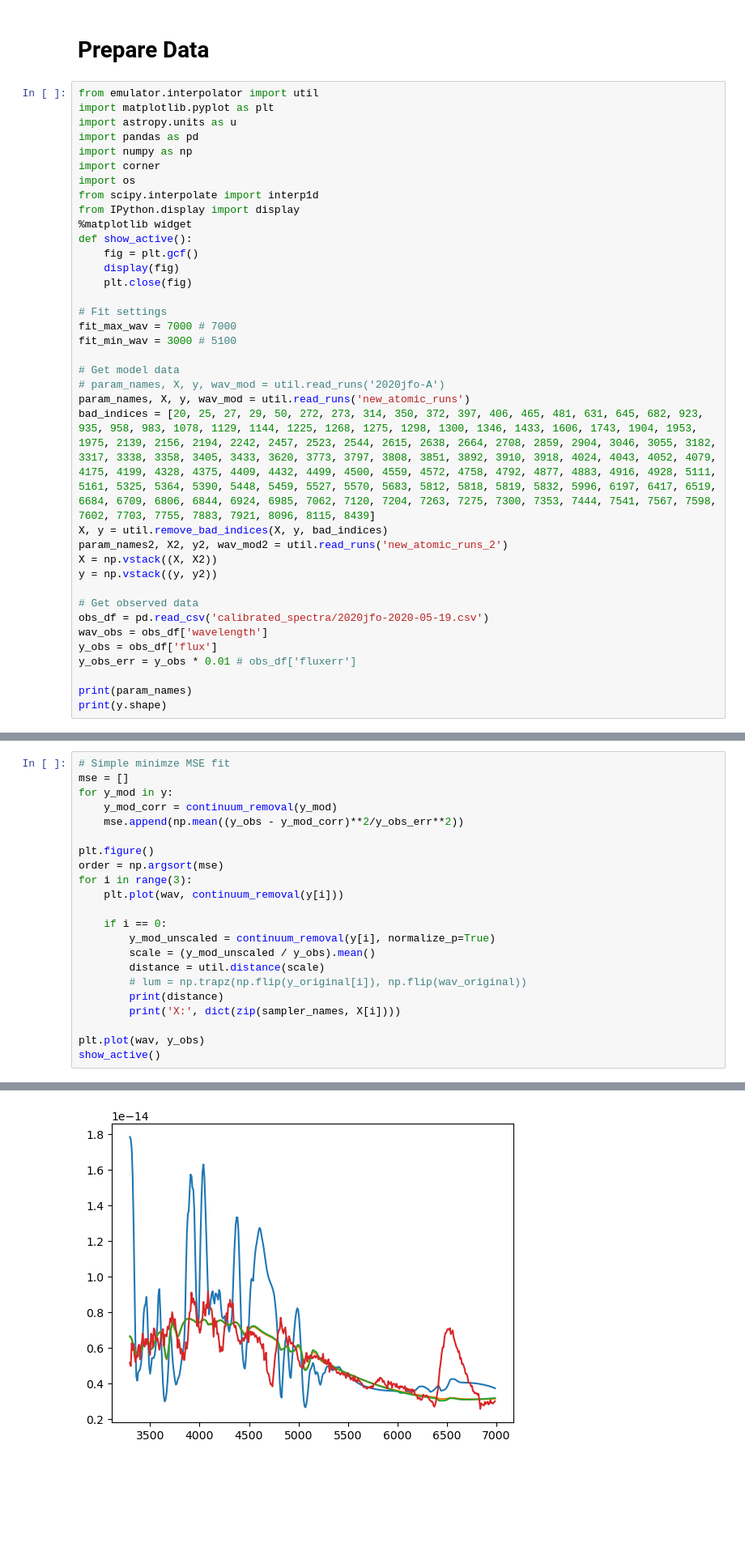
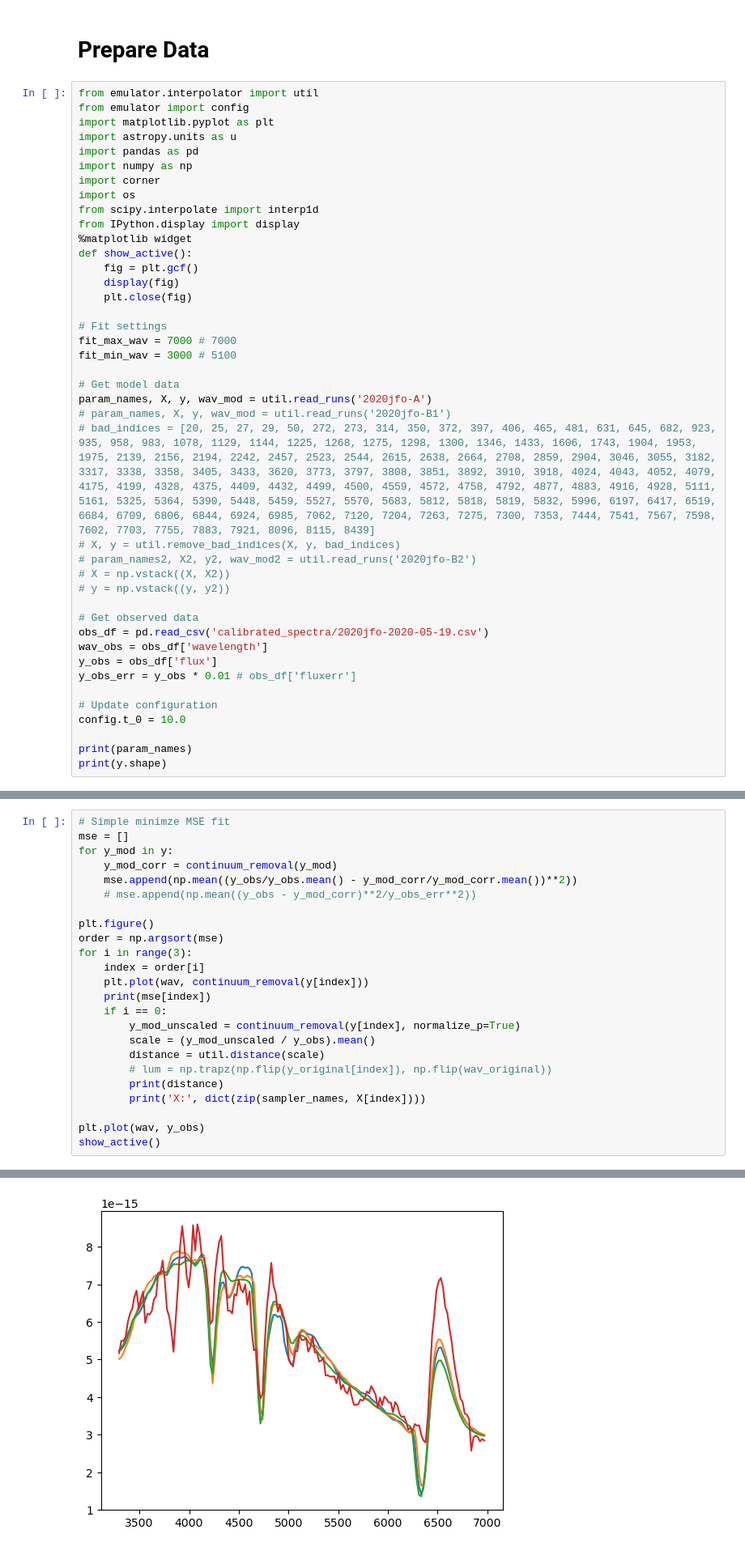
Before and after one commit to MichaelLukaszyk/iip-emulator, a Jupyter notebook: emulator/interpolator/interp.ipynb, the cells around one changed output, grey strips where cells are left out. Shown at 81% size. Saved outputs shown, nothing was run; the diff lists cells and outputs as text; blank space fills up the shorter version.

```diff
--- a/emulator/interpolator/interp.ipynb
+++ b/emulator/interpolator/interp.ipynb
@@ -2,6 +2,7 @@
 # Prepare Data
 # %%
 from emulator.interpolator import util
+from emulator import config
 import matplotlib.pyplot as plt
 import astropy.units as u
 import pandas as pd
@@ -21,13 +22,13 @@ fit_max_wav = 7000 # 7000
 fit_min_wav = 3000 # 5100
 
 # Get model data
-# param_names, X, y, wav_mod = util.read_runs('2020jfo-A')
-param_names, X, y, wav_mod = util.read_runs('new_atomic_runs')
-bad_indices = [20, 25, 27, 29, 50, 272, 273, 314, 350, 372, 397, 406, 465, 481, 631, 645, 682, 923, 935, 958, 983, 1078, 1129, 1144, 1225, 1268, 1275, 1298, 1300, 1346, 1433, 1606, 1743, 1904, 1953, 1975, 2139, 2156, 2194, 2242, 2457, 2523, 2544, 2615, 2638, 2664, 2708, 2859, 2904, 3046, 3055, 3182, 3317, 3338, 3358, 3405, 3433, 3620, 3773, 3797, 3808, 3851, 3892, 3910, 3918, 4024, 4043, 4052, 4079, 4175, 4199, 4328, 4375, 4409, 4432, 4499, 4500, 4559, 4572, 4758, 4792, 4877, 4883, 4916, 4928, 5111, 5161, 5325, 5364, 5390, 5448, 5459, 5527, 5570, 5683, 5812, 5818, 5819, 5832, 5996, 6197, 6417, 6519, 6684, 6709, 6806, 6844, 6924, 6985, 7062, 7120, 7204, 7263, 7275, 7300, 7353, 7444, 7541, 7567, 7598, 7602, 7703, 7755, 7883, 7921, 8096, 8115, 8439]
-X, y = util.remove_bad_indices(X, y, bad_indices)
-param_names2, X2, y2, wav_mod2 = util.read_runs('new_atomic_runs_2')
-X = np.vstack((X, X2))
-y = np.vstack((y, y2))
+param_names, X, y, wav_mod = util.read_runs('2020jfo-A')
+# param_names, X, y, wav_mod = util.read_runs('2020jfo-B1')
+# bad_indices = [20, 25, 27, 29, 50, 272, 273, 314, 350, 372, 397, 406, 465, 481, 631, 645, 682, 923, 935, 958, 983, 1078, 1129, 1144, 1225, 1268, 1275, 1298, 1300, 1346, 1433, 1606, 1743, 1904, 1953, 1975, 2139, 2156, 2194, 2242, 2457, 2523, 2544, 2615, 2638, 2664, 2708, 2859, 2904, 3046, 3055, 3182, 3317, 3338, 3358, 3405, 3433, 3620, 3773, 3797, 3808, 3851, 3892, 3910, 3918, 4024, 4043, 4052, 4079, 4175, 4199, 4328, 4375, 4409, 4432, 4499, 4500, 4559, 4572, 4758, 4792, 4877, 4883, 4916, 4928, 5111, 5161, 5325, 5364, 5390, 5448, 5459, 5527, 5570, 5683, 5812, 5818, 5819, 5832, 5996, 6197, 6417, 6519, 6684, 6709, 6806, 6844, 6924, 6985, 7062, 7120, 7204, 7263, 7275, 7300, 7353, 7444, 7541, 7567, 7598, 7602, 7703, 7755, 7883, 7921, 8096, 8115, 8439]
+# X, y = util.remove_bad_indices(X, y, bad_indices)
+# param_names2, X2, y2, wav_mod2 = util.read_runs('2020jfo-B2')
+# X = np.vstack((X, X2))
+# y = np.vstack((y, y2))
 
 # Get observed data
 obs_df = pd.read_csv('calibrated_spectra/2020jfo-2020-05-19.csv')
@@ -35,6 +36,9 @@ wav_obs = obs_df['wavelength']
 y_obs = obs_df['flux']
 y_obs_err = y_obs * 0.01 # obs_df['fluxerr']
 
+# Update configuration
+config.t_0 = 10.0
+
 print(param_names)
 print(y.shape)
 # %% [output]
@@ -224,20 +207,22 @@ print(y_original[1])
 mse = []
 for y_mod in y:
     y_mod_corr = continuum_removal(y_mod)
-    mse.append(np.mean((y_obs - y_mod_corr)**2/y_obs_err**2))
+    mse.append(np.mean((y_obs/y_obs.mean() - y_mod_corr/y_mod_corr.mean())**2))
+    # mse.append(np.mean((y_obs - y_mod_corr)**2/y_obs_err**2))
 
 plt.figure()
 order = np.argsort(mse)
 for i in range(3):
-    plt.plot(wav, continuum_removal(y[i]))
-
+    index = order[i]
+    plt.plot(wav, continuum_removal(y[index]))
+    print(mse[index])
     if i == 0:
-        y_mod_unscaled = continuum_removal(y[i], normalize_p=True)
+        y_mod_unscaled = continuum_removal(y[index], normalize_p=True)
         scale = (y_mod_unscaled / y_obs).mean()
         distance = util.distance(scale)
-        # lum = np.trapz(np.flip(y_original[i]), np.flip(wav_original))
+        # lum = np.trapz(np.flip(y_original[index]), np.flip(wav_original))
         print(distance)
-        print('X:', dict(zip(sampler_names, X[i])))
+        print('X:', dict(zip(sampler_names, X[index])))
 
 plt.plot(wav, y_obs)
 show_active()
@@ -247,4 +235,4 @@ X: {'log_lsun': 7.548002992781213, 't_exp': 15.280355454727786, 'v_start': 6595.
-[figure, old version]
+[figure, new version]
 # %%
 # Visualize sampling coverage
 print('Spectra shape:', y.shape)
```
Also changed, not shown: parts of 14 cells of this notebook, 10 other files.
